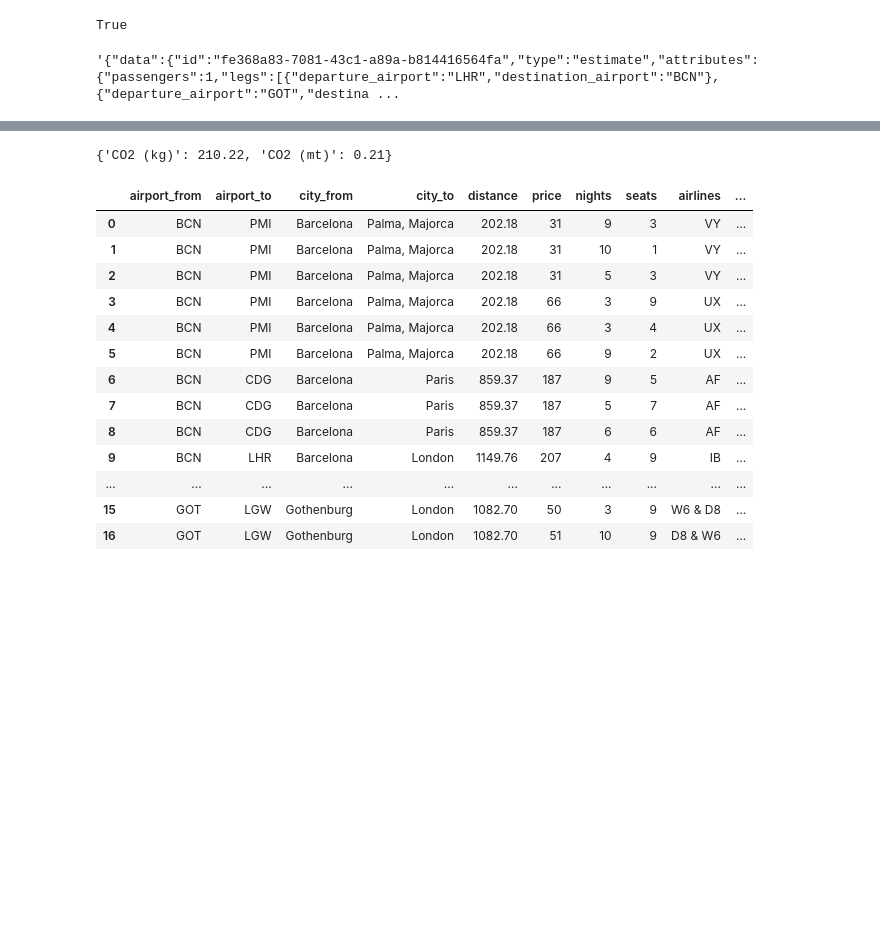
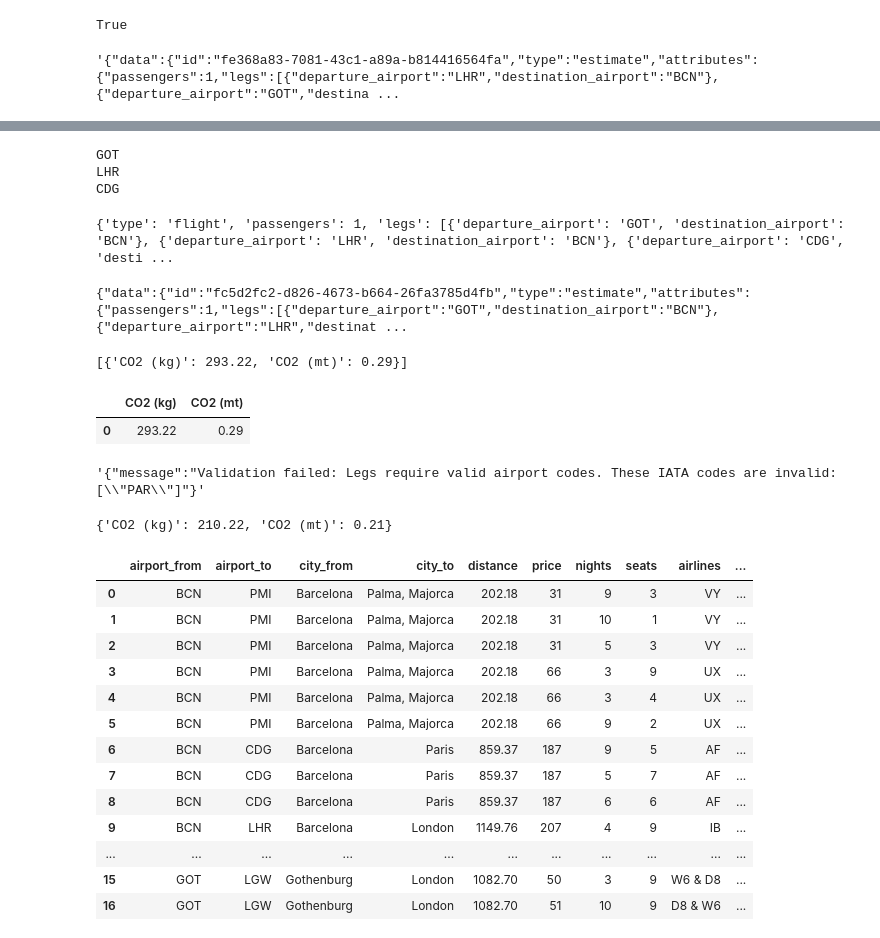
Before and after one commit to branchedelac/fly-me-to-the-mean, a Jupyter notebook: test_queries.ipynb, the cells around one changed output, grey strips where cells are left out. Saved outputs shown, nothing was run; the diff lists cells and outputs as text; code cells hidden in the pictures; blank space fills up the shorter version.

```diff
--- a/test_queries.ipynb
+++ b/test_queries.ipynb
@@ -44,3 +39,44 @@ trips[""]
+# %%
+for departure in trips.departure_airport.split(","):
+    print(departure.strip())
+# %% [output]
+GOT
+LHR
+CDG
+# %%
+legs = []
+for departure in trips.departure_airport.split(","):
+    legs.append(
+        {
+            "departure_airport": departure.strip(),
+            "destination_airport": "BCN",
+        }
+    )
+body = {"type": "flight", "passengers": 1, "legs": legs}
+print(body)
+# %% [output]
+{'type': 'flight', 'passengers': 1, 'legs': [{'departure_airport': 'GOT', 'destination_airport': 'BCN'}, {'departure_airport': 'LHR', 'destination_airport': 'BCN'}, {'departure_airport': 'CDG', 'desti ...
+# %%
+request = requests.post(endpoint, json=body, headers=headers)
+# %%
+print(request.text)
+# %% [output]
+{"data":{"id":"fc5d2fc2-d826-4673-b664-26fa3785d4fb","type":"estimate","attributes":{"passengers":1,"legs":[{"departure_airport":"GOT","destination_airport":"BCN"},{"departure_airport":"LHR","destinat ...
+# %%
+data = request.json()["data"]["attributes"]
+trip_emissions = [{"CO2 (kg)": data["carbon_kg"], "CO2 (mt)": data["carbon_mt"]}]
+trip_emissions
+# %% [output]
+[{'CO2 (kg)': 293.22, 'CO2 (mt)': 0.29}]
+# %%
+pd.DataFrame.from_dict(trip_emissions)
+# %% [output]
+|  | CO2 (kg) | CO2 (mt) |
+| 0 | 293.22 | 0.29 |
+# %%
+request.text
+# %% [output]
+'{"message":"Validation failed: Legs require valid airport codes. These IATA codes are invalid: [\\"PAR\\"]"}'
 # %%
 data = request.json()["data"]["attributes"]
 trip_emissions = {"CO2 (kg)": data["carbon_kg"],
```
Also changed, not shown: parts of 2 cells of this notebook, 3 other files.
